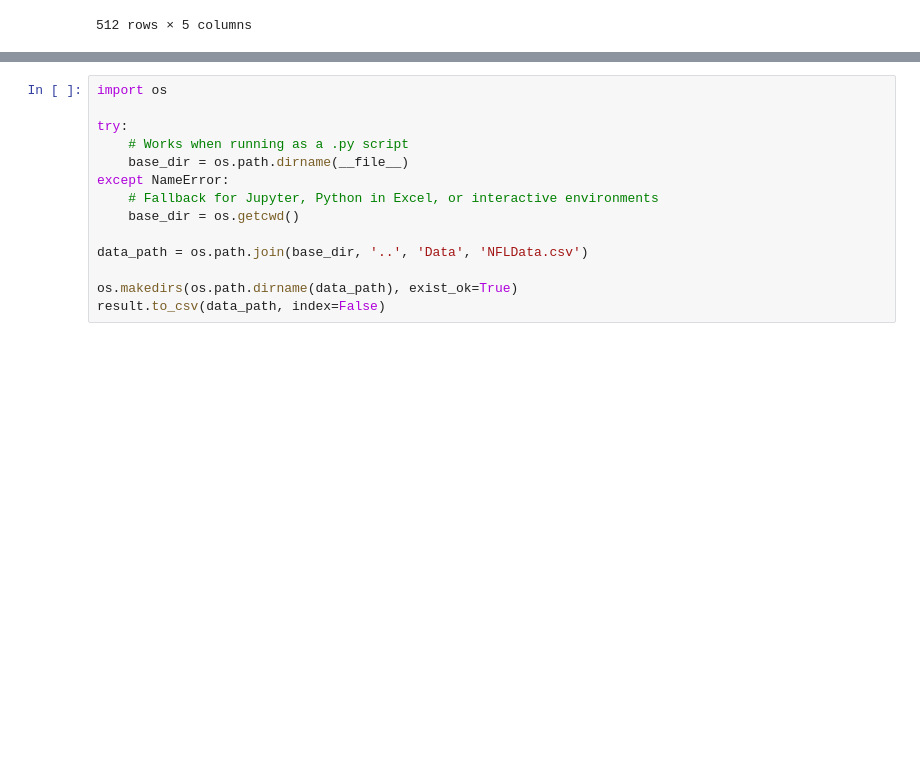
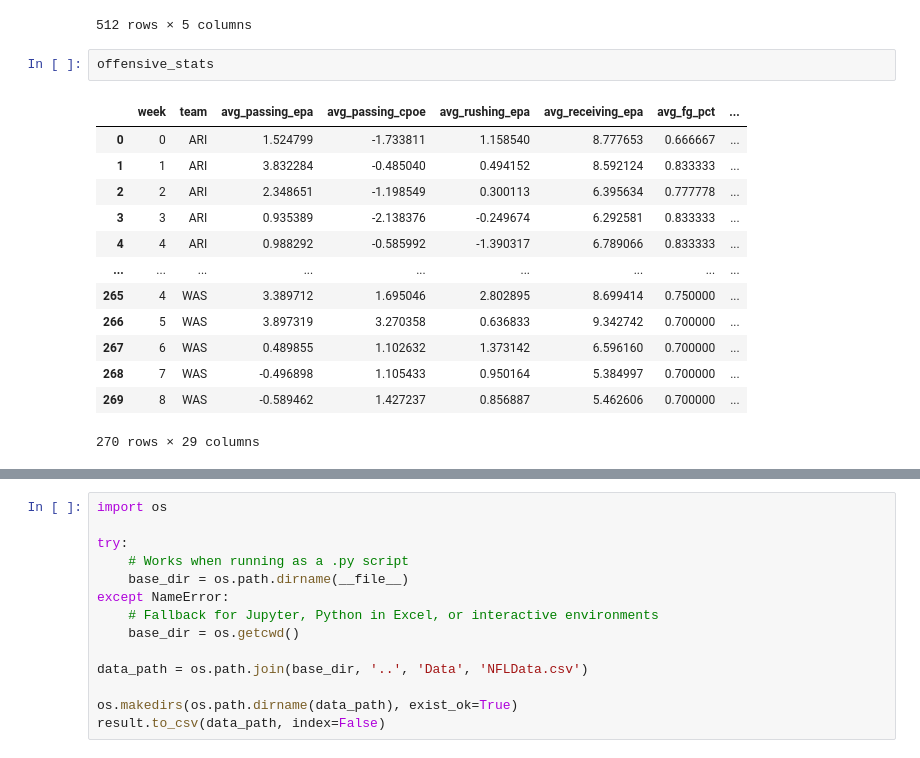
Before and after one commit to tyler-burns/NFLMatchupPrediction, a Jupyter notebook: Code/TrainingDataRetrieval.ipynb, the cells around one changed output, grey strips where cells are left out. Saved outputs shown, nothing was run; the diff lists cells and outputs as text; blank space fills up the shorter version.

```diff
--- a/Code/TrainingDataRetrieval.ipynb
+++ b/Code/TrainingDataRetrieval.ipynb
@@ -295,4 +295,20 @@ schedule_total
 | 270 | 2025_18_SEA_SF | 18 | SF | SEA | NaN |
 | 271 | 2025_18_CAR_TB | 18 | TB | CAR | NaN |
 512 rows × 5 columns
+# %%
+offensive_stats
+# %% [output]
+|  | week | team | avg_passing_epa | avg_passing_cpoe | avg_rushing_epa | avg_receiving_epa | avg_fg_pct | ... |
+| 0 | 0 | ARI | 1.524799 | -1.733811 | 1.158540 | 8.777653 | 0.666667 | ... |
+| 1 | 1 | ARI | 3.832284 | -0.485040 | 0.494152 | 8.592124 | 0.833333 | ... |
+| 2 | 2 | ARI | 2.348651 | -1.198549 | 0.300113 | 6.395634 | 0.777778 | ... |
+| 3 | 3 | ARI | 0.935389 | -2.138376 | -0.249674 | 6.292581 | 0.833333 | ... |
+| 4 | 4 | ARI | 0.988292 | -0.585992 | -1.390317 | 6.789066 | 0.833333 | ... |
+| ... | ... | ... | ... | ... | ... | ... | ... | ... |
+| 265 | 4 | WAS | 3.389712 | 1.695046 | 2.802895 | 8.699414 | 0.750000 | ... |
+| 266 | 5 | WAS | 3.897319 | 3.270358 | 0.636833 | 9.342742 | 0.700000 | ... |
+| 267 | 6 | WAS | 0.489855 | 1.102632 | 1.373142 | 6.596160 | 0.700000 | ... |
+| 268 | 7 | WAS | -0.496898 | 1.105433 | 0.950164 | 5.384997 | 0.700000 | ... |
+| 269 | 8 | WAS | -0.589462 | 1.427237 | 0.856887 | 5.462606 | 0.700000 | ... |
+270 rows × 29 columns
 # %%
```
Also changed, not shown: parts of 6 cells of this notebook.
